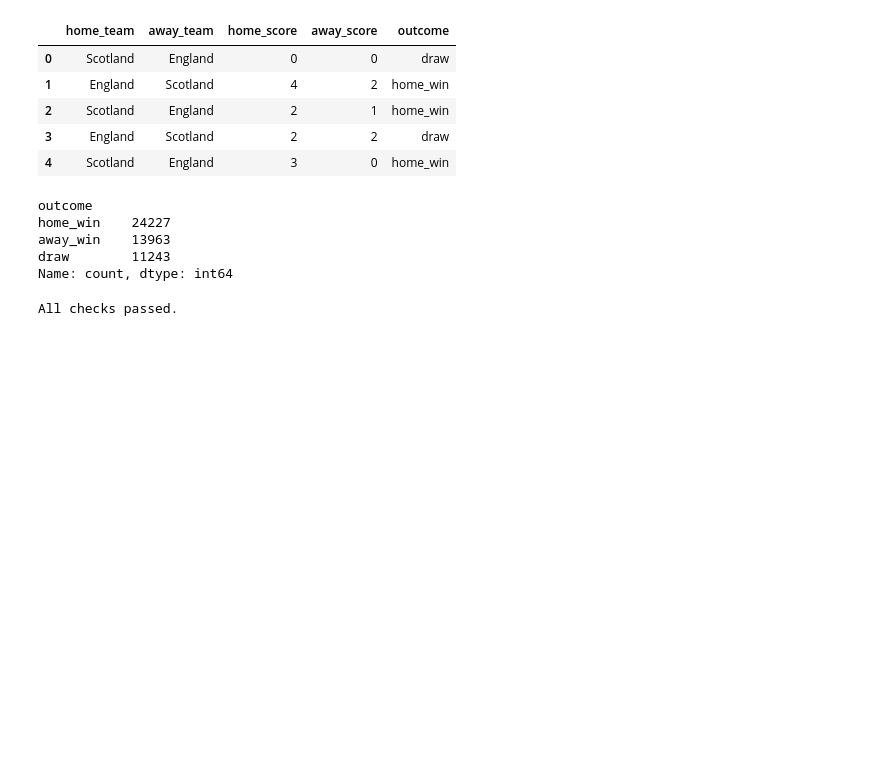
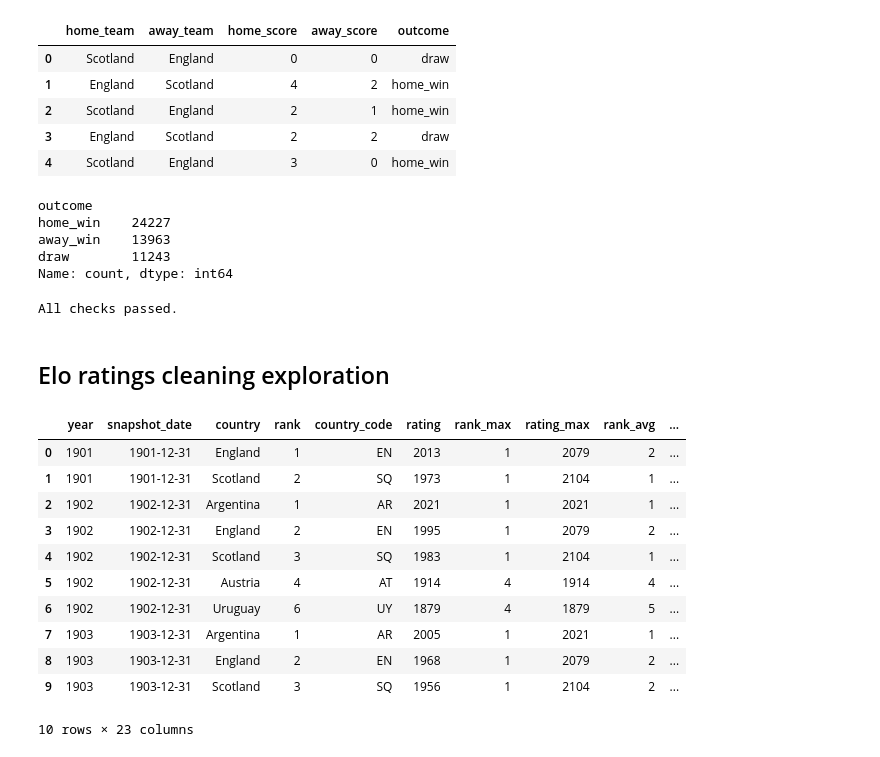
Before and after one commit to Ardatekk/World-Cup-Match-Prediction, a Jupyter notebook: notebooks/01_de_cleaning_exploration.ipynb, the cells around one changed output. Drawn from its saved outputs; the diff is of its cells as text; code cells hidden in the pictures; blank space fills up the shorter version.

```diff
--- a/notebooks/01_de_cleaning_exploration.ipynb
+++ b/notebooks/01_de_cleaning_exploration.ipynb
@@ -148,3 +148,24 @@ assert canonical_names.issubset(all_output_teams), f"Missing canonical names: {c
 print("All checks passed.")
 # %% [output]
 All checks passed.
+# %% [markdown]
+## Elo ratings cleaning exploration
+# %%
+ELO_PATH = Path("../data/raw/FIFA_WK_Elo_Ratings/elo_ratings_wc2026.csv")
+
+elo = pd.read_csv(ELO_PATH)
+
+elo.head(10)
+# %% [output]
+|  | year | snapshot_date | country | rank | country_code | rating | rank_max | rating_max | rank_avg | ... |
+| 0 | 1901 | 1901-12-31 | England | 1 | EN | 2013 | 1 | 2079 | 2 | ... |
+| 1 | 1901 | 1901-12-31 | Scotland | 2 | SQ | 1973 | 1 | 2104 | 1 | ... |
+| 2 | 1902 | 1902-12-31 | Argentina | 1 | AR | 2021 | 1 | 2021 | 1 | ... |
+| 3 | 1902 | 1902-12-31 | England | 2 | EN | 1995 | 1 | 2079 | 2 | ... |
+| 4 | 1902 | 1902-12-31 | Scotland | 3 | SQ | 1983 | 1 | 2104 | 1 | ... |
+| 5 | 1902 | 1902-12-31 | Austria | 4 | AT | 1914 | 4 | 1914 | 4 | ... |
+| 6 | 1902 | 1902-12-31 | Uruguay | 6 | UY | 1879 | 4 | 1879 | 5 | ... |
+| 7 | 1903 | 1903-12-31 | Argentina | 1 | AR | 2005 | 1 | 2021 | 1 | ... |
+| 8 | 1903 | 1903-12-31 | England | 2 | EN | 1968 | 1 | 2079 | 2 | ... |
+| 9 | 1903 | 1903-12-31 | Scotland | 3 | SQ | 1956 | 1 | 2104 | 2 | ... |
+10 rows × 23 columns
```
Also changed, not shown: parts of 26 cells of this notebook, 3 other files.
